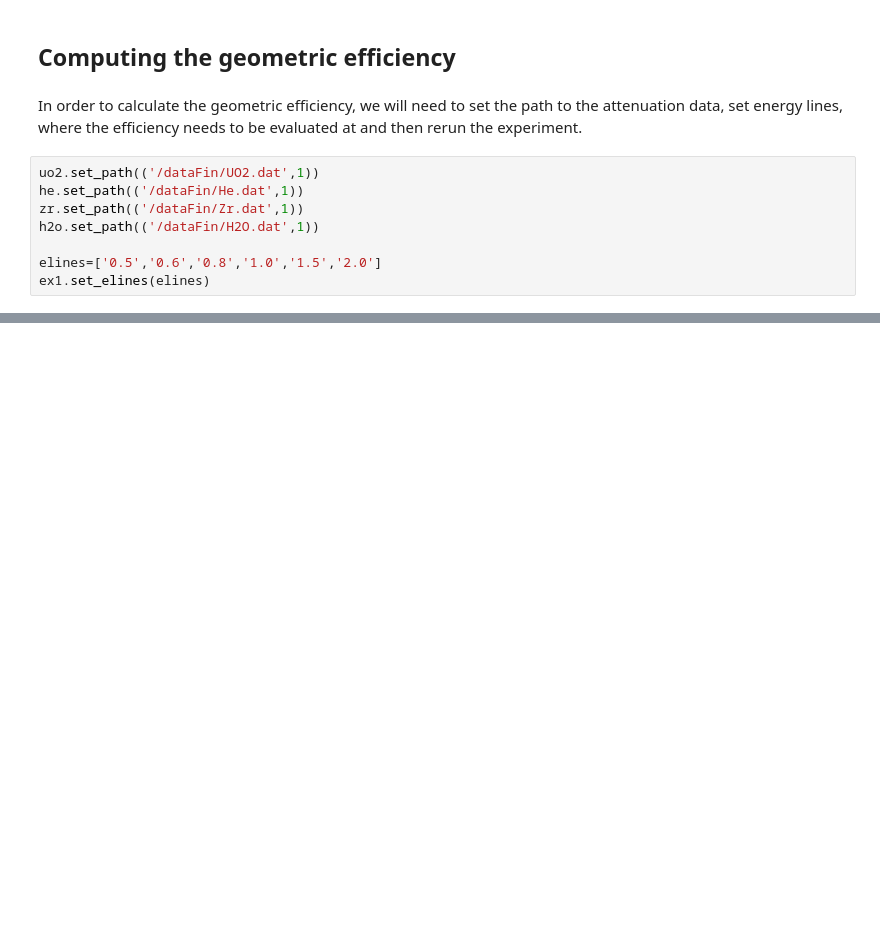
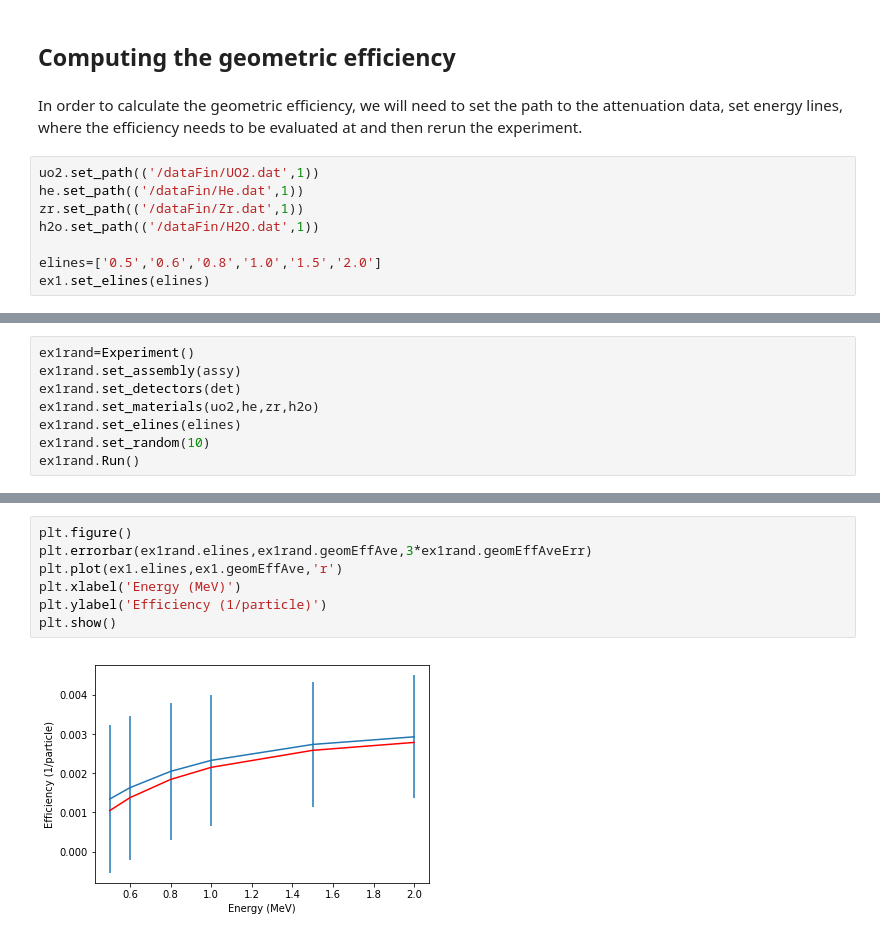
Before and after one commit to ezsolti/feign, a Jupyter notebook: examples/ex1_2x2fuel.ipynb, the cells around one changed output, grey strips where cells are left out. Cells and saved outputs as stored; diff of their text form; blank space fills up the shorter version.

```diff
--- a/examples/ex1_2x2fuel.ipynb
+++ b/examples/ex1_2x2fuel.ipynb
@@ -190,0 +199,8 @@ plt.show()
+# %%
+ex1rand=Experiment()
+ex1rand.set_assembly(assy)
+ex1rand.set_detectors(det)
+ex1rand.set_materials(uo2,he,zr,h2o)
+ex1rand.set_elines(elines)
+ex1rand.set_random(10)
+ex1rand.Run()
@@ -190,0 +225,9 @@ plt.show()
+# %%
+plt.figure()
+plt.errorbar(ex1rand.elines,ex1rand.geomEffAve,3*ex1rand.geomEffAveErr)
+plt.plot(ex1.elines,ex1.geomEffAve,'r')
+plt.xlabel('Energy (MeV)')
+plt.ylabel('Efficiency (1/particle)')
+plt.show()
+# %% [output]
+[figure, added]
```
Also changed, not shown: parts of 18 cells of this notebook, 2 other files.
